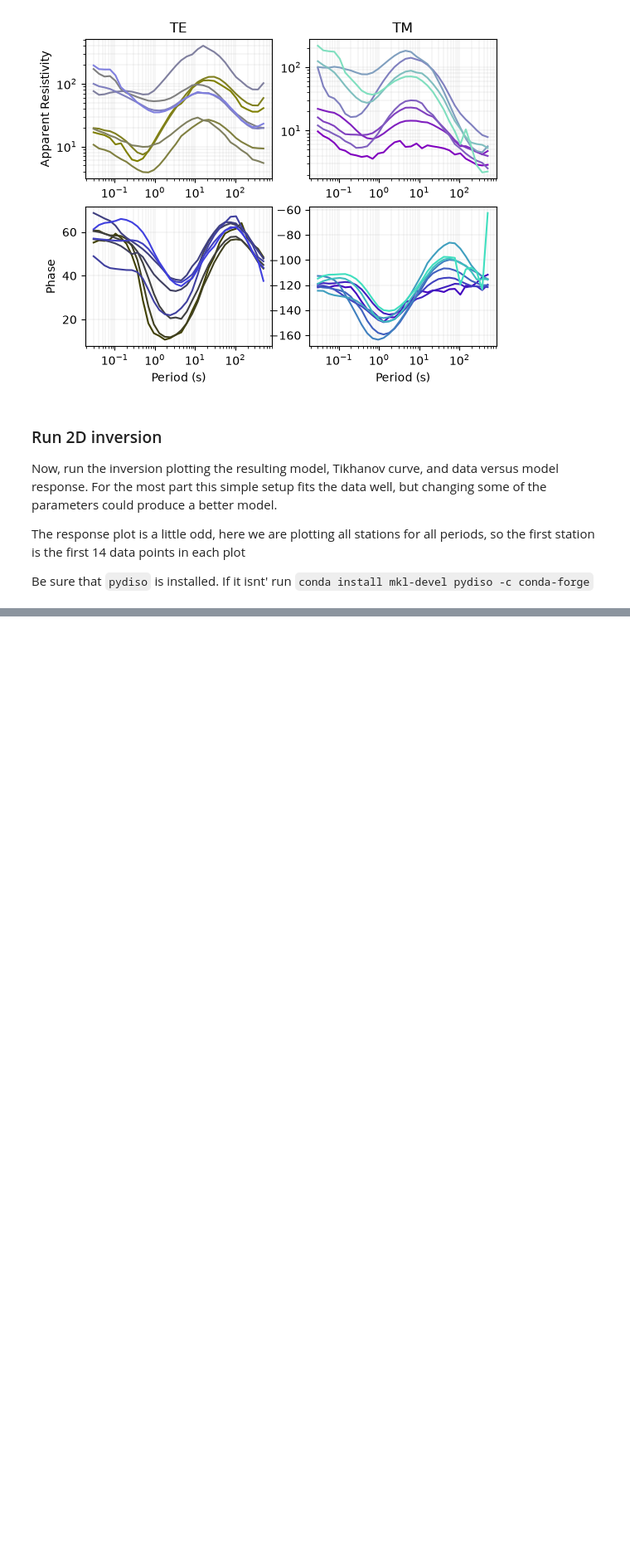
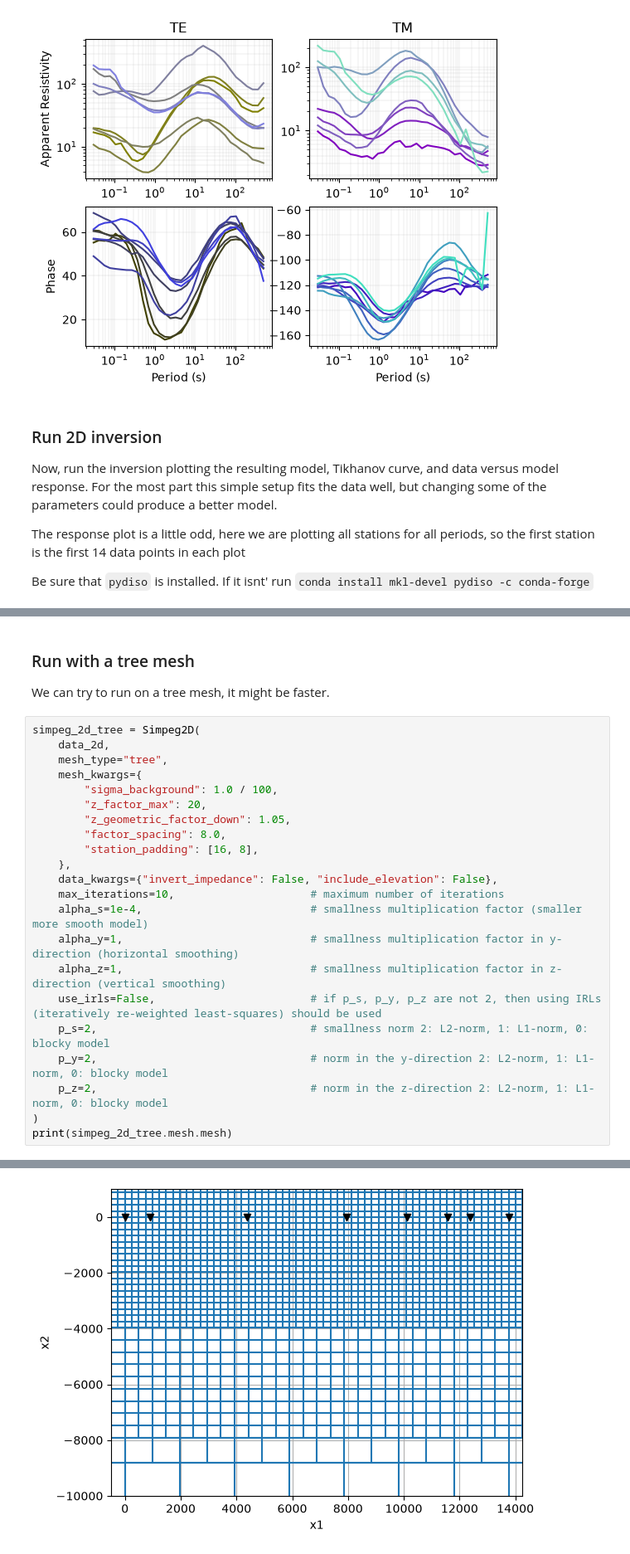
Before and after one commit to SAGE-Geophysical-Field-Camp/SAGE-Geophysical-Field-Camp.github.io, a Jupyter notebook: notebooks/mt/sage_2d_inversion.ipynb, the cells around one changed output, grey strips where cells are left out. Shown at 83% size. Saved outputs shown, nothing was run; the diff lists cells and outputs as text; blank space fills up the shorter version.

```diff
--- a/notebooks/mt/sage_2d_inversion.ipynb
+++ b/notebooks/mt/sage_2d_inversion.ipynb
@@ -237,0 +260,27 @@ simpeg_2d.plot_responses(10)
+# %% [markdown]
+### Run with a tree mesh
+
+We can try to run on a tree mesh, it might be faster.
+# %%
+simpeg_2d_tree = Simpeg2D(
+    data_2d,
+    mesh_type="tree",
+    mesh_kwargs={
+        "sigma_background": 1.0 / 100,
+        "z_factor_max": 20,
+        "z_geometric_factor_down": 1.05,
+        "factor_spacing": 8.0,
+        "station_padding": [16, 8],
+    },
+    data_kwargs={"invert_impedance": False, "include_elevation": False},
+    max_iterations=10,                     # maximum number of iterations
+    alpha_s=1e-4,                          # smallness multiplication factor (smaller more smooth model)
+    alpha_y=1,                             # smallness multiplication factor in y-direction (horizontal smoothing)
+    alpha_z=1,                             # smallness multiplication factor in z-direction (vertical smoothing)
+    use_irls=False,                        # if p_s, p_y, p_z are not 2, then using IRLs (iteratively re-weighted least-squares) should be used
+    p_s=2,                                 # smallness norm 2: L2-norm, 1: L1-norm, 0: blocky model
+    p_y=2,                                 # norm in the y-direction 2: L2-norm, 1: L1-norm, 0: blocky model
+    p_z=2,                                 # norm in the z-direction 2: L2-norm, 1: L1-norm, 0: blocky model
+)
+print(simpeg_2d_tree.mesh.mesh)
+# %% [output]
@@ -237,0 +303 @@ simpeg_2d.plot_responses(10)
+[figure, added]
```
Also changed, not shown: parts of 5 cells of this notebook.
